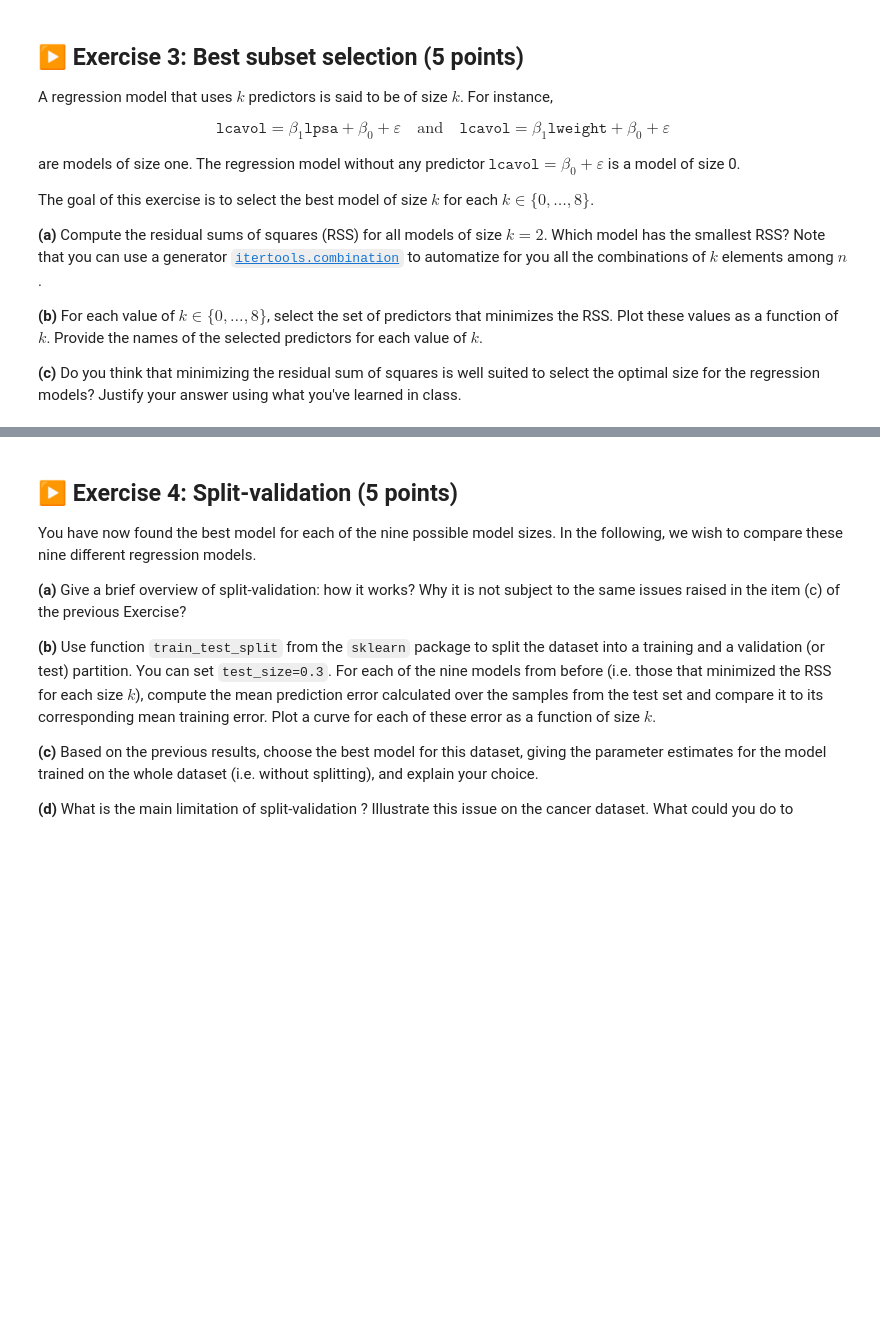
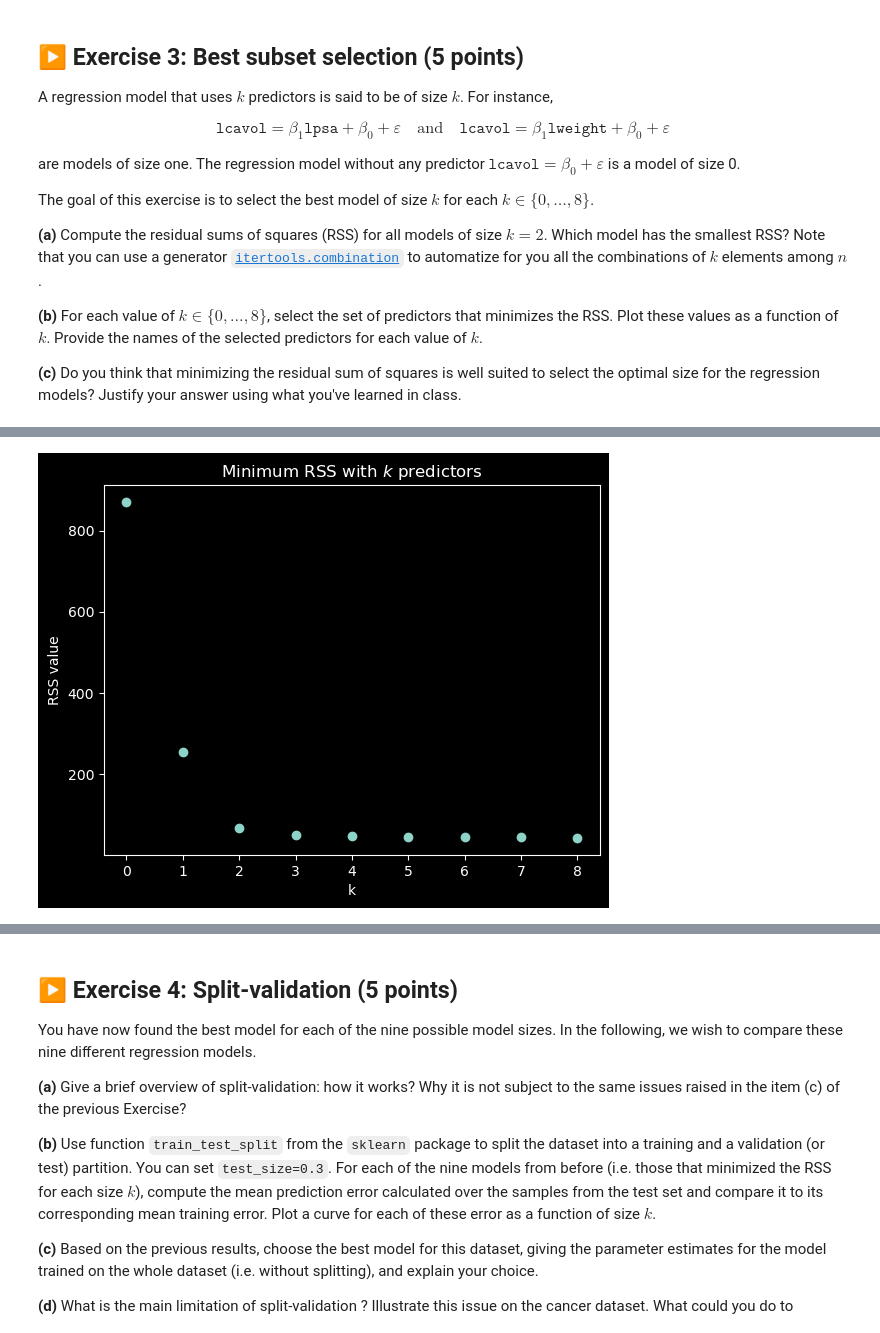
Before and after one commit to AlexGouret/ISLA, a Jupyter notebook: TP1.ipynb, the cells around one changed output, grey strips where cells are left out. Drawn from its saved outputs; the diff is of its cells as text; code cells hidden in the pictures; blank space fills up the shorter version.

```diff
--- a/TP1.ipynb
+++ b/TP1.ipynb
@@ -232,3 +277,12 @@ Use command `results.sumary()` to get the statistical summary of the estimated c
 - What would have happened in the regression if we did not do the one-hot encoding from above?
 
 - Comment the overall results of the regression as well.
+# %%
+# import required package
+import statsmodels.api as sm
+# this line does not fit the regression model per se but only builds it
+model = sm.OLS(y, X)
+# now we actually fit the model, e.g. calculate all of regression parameters
+results = model.fit()
+
+print(results.summary())
@@ -262,3 +373,76 @@ The goal of this exercise is to select the best model of size $k$ for each $k \i
 **(b)** For each value of $k \in \{0, \dots, 8\}$, select the set of predictors that minimizes the RSS. Plot these values as a function of $k$. Provide the names of the selected predictors for each value of $k$.
 
 **(c)** Do you think that minimizing the residual sum of squares is well suited to select the optimal size for the regression models? Justify your answer using what you've learned in class.
+# %%
+import itertools
+
+#a
+print("Question a.")
+
+#The intercept is not part of the k predictors that we will test
+
+predictors = X.columns.drop('intercept')
+
+#Generic RSS
+def RSS(predictor_array: list) -> float:
+    predictor_coefficient = {};
+    #We get the coefficients of the predictors
+    for predictor in predictor_array:
+        predictor_coefficient[predictor] = results.params[predictor]
+    sum = 0
+    b0 = results.params["intercept"]
+    for i,y_r in enumerate(y):
+        #Compute the term i
+        current_term = 0
+        current_term = y_r - b0
+        for predictor in predictor_array:
+            current_term -= predictor_coefficient[predictor]*X[predictor][i]
+        sum += current_term**2
+    return sum
+
+
+def findMinimizerRSS(k : int, return_all : bool = False) -> list:
+    combinationIt = itertools.combinations(predictors,k)
+    initComb = list(next(combinationIt))
+    RSS_array = [initComb]
+    RSS_array[0].append(RSS(initComb))
+    minRSS_idx = 0
+    minRSS = RSS_array[0][-1]
+
+    #We compute all combination
+    for i,combination in enumerate(combinationIt):
+        combination = list(combination)
+        RSS_array.append(combination)
+        RSS_array[-1].append(RSS(combination))
+
+        #If we find a new lowest value, we store it.
+        if (RSS_array[-1][-1] < minRSS):
+            minRSS = RSS_array[-1][-1]
+            minRSS_idx = i+1
+    if return_all: return RSS_array[minRSS_idx],RSS_array
+    else: return RSS_array[minRSS_idx]
+
+
+RSS_array_min,RSS_array = findMinimizerRSS(2,True)
+
+print(f"Minimum RSS is {RSS_array_min[-1]} for predictors {RSS_array_min[0]} and {RSS_array_min[1]}")
+#Uncomment the following line to print all the results
+#for line in RSS_array: print(f"RSS for {line[1]} and {line[2]} is {line[0]}")
+
+#b
+print("\nQuestion b.")
+
+k_values = [k for k in range(9)]
+append_last_RSS = lambda list_values,all_Minimizer_list : list_values.append(all_Minimizer_list[-1][-1])
+arrayMinimizerRSS_values = []
+arrayMinimizerRSS = []
+for k in k_values:
+    arrayMinimizerRSS.append(findMinimizerRSS(k))
+    append_last_RSS(arrayMinimizerRSS_values,arrayMinimizerRSS)
+
+plt.scatter(list(range(len(arrayMinimizerRSS_values))),arrayMinimizerRSS_values)
+plt.title("Minimum RSS with $k$ predictors")
+plt.xlabel("k")
+plt.ylabel("RSS value")
+plt.show()
+# %% [output]
@@ -264,0 +453 @@ The goal of this exercise is to select the best model of size $k$ for each $k \i
+[figure, added]
```
Also changed, not shown: parts of 20 cells of this notebook.
